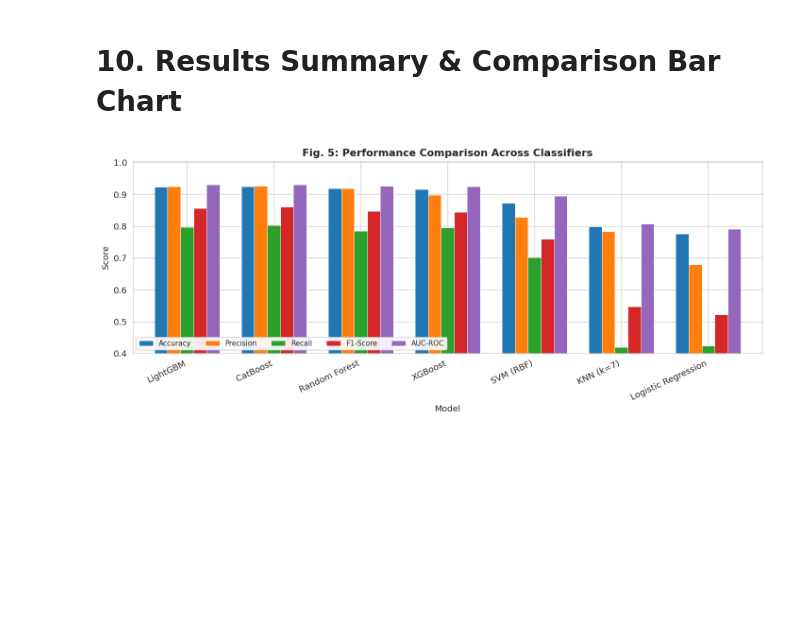
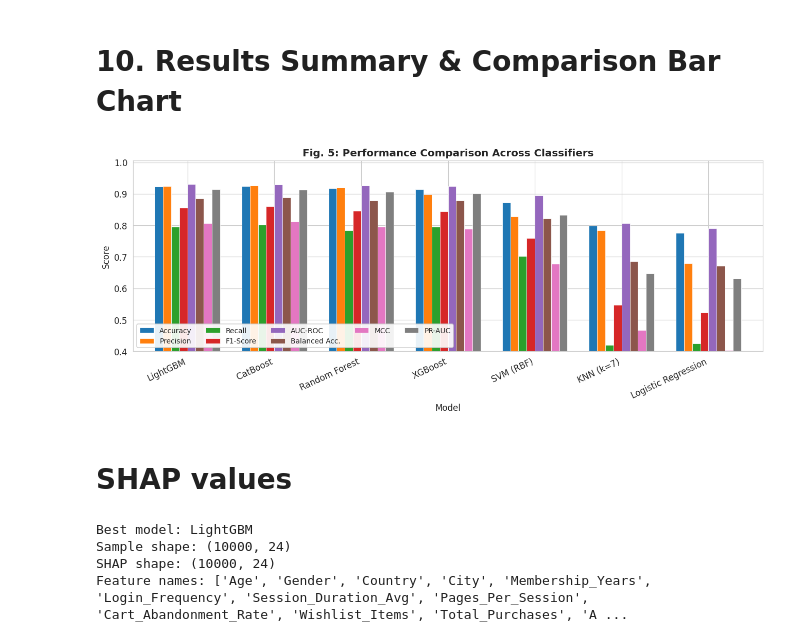
Before and after one commit to FardinBari26/My_work, a Jupyter notebook: ecommerce-customer-behavior-dataset-ml.ipynb, the cells around one changed output. Saved outputs shown, nothing was run; the diff lists cells and outputs as text; code cells hidden in the pictures; blank space fills up the shorter version.

```diff
--- a/ecommerce-customer-behavior-dataset-ml.ipynb
+++ b/ecommerce-customer-behavior-dataset-ml.ipynb
@@ -52,6 +52,9 @@ Environment ready.
 # ─── Imports ───
 import warnings, time, gc
 warnings.filterwarnings("ignore")
+
+import glob, shap
+from pathlib import Path
 
 # --- Import Data Analysis & Visualization Libraries ---
 import numpy as np
@@ -62,7 +65,7 @@ import seaborn as sns
 
 # --- Import Data Splitting, Cross-Validation & Feature Scaling ---
 from sklearn.model_selection import train_test_split, StratifiedKFold, cross_val_score
-from sklearn.preprocessing import StandardScaler
+from sklearn.preprocessing import StandardScaler, OrdinalEncoder
 
 # --- Import Machine Learning Classification Models ---
 from sklearn.linear_model import LogisticRegression
@@ -71,18 +74,20 @@ from sklearn.ensemble import RandomForestClassifier
 from sklearn.svm import SVC
 import xgboost as xgb
 import lightgbm as lgb
-from catboost import CatBoostClassifier
+import catboost as cb
 
 # --- Import Classification Evaluation Metrics ---
 from sklearn.metrics import (
     accuracy_score, precision_score, recall_score, f1_score,
-    roc_auc_score, classification_report, confusion_matrix, roc_curve
+    roc_auc_score, classification_report, confusion_matrix, roc_curve,
+    balanced_accuracy_score, matthews_corrcoef, average_precision_score, precision_recall_curve
 )
 
 
 # ─── Plot Configuration ───
 sns.set_style("whitegrid")
-plt.rcParams.update({"figure.dpi": 120, "savefig.dpi": 300, "font.size": 11})
+OUT = Path("outputs"); OUT.mkdir(exist_ok=True)
+plt.rcParams.update({"figure.dpi": 110, "savefig.dpi": 600, "savefig.bbox": "tight", "font.size": 11})
 SEED = 42
 np.random.seed(SEED)
 
@@ -390,7 +408,10 @@ def evaluate(model, Xtr, Xte, ytr, yte, name):
         "Recall":    round(recall_score(yte, pred), 4),
         "F1-Score":  round(f1_score(yte, pred), 4),
         "AUC-ROC":   round(roc_auc_score(yte, prob), 4),
-        "Time (s)":  round(elapsed, 2)
+        "Balanced Acc.": round(balanced_accuracy_score(yte, pred), 4),
+        "MCC": round(matthews_corrcoef(yte, pred), 4),
+        "PR-AUC": round(average_precision_score(yte, prob), 4),
+        "Time (s)": round(elapsed, 2)
     }
 
 # ─── Define Classifiers ───
@@ -402,7 +423,7 @@ models = {
     "XGBoost":             xgb.XGBClassifier(n_estimators=300, tree_method="hist",
                                              n_jobs=-1, random_state=SEED, eval_metric="logloss"),
     "LightGBM":            lgb.LGBMClassifier(n_estimators=300, n_jobs=-1, random_state=SEED, verbose=-1),
-    "CatBoost":            CatBoostClassifier(iterations=300, verbose=0, random_state=SEED),
+    "CatBoost":            cb.CatBoostClassifier(iterations=300, verbose=0, random_state=SEED),
 }
 
 # ─── SVM Subsampling (scalability) ───
@@ -425,8 +446,10 @@ results_df = pd.DataFrame(results).sort_values("AUC-ROC", ascending=False).reset
 print("\n" + "="*70)
 print("TABLE I: Comparative Performance of Classifiers")
 print("="*70)
-display(results_df.style.background_gradient(cmap="YlGn", subset=["Accuracy", "F1-Score", "AUC-ROC"])
-                        .format(precision=4, subset=["Accuracy", "Precision", "Recall", "F1-Score", "AUC-ROC"]))
+display(results_df.style.background_gradient(
+    cmap="YlGn",
+    subset=[ "Accuracy","Precision","Recall","F1-Score","AUC-ROC","Balanced Acc.","MCC","PR-AUC"])
+    .format(precision=4, subset=[ "Accuracy","Precision","Recall","F1-Score","AUC-ROC","Balanced Acc.","MCC","PR-AUC"]))
 # %% [output]
   ✓ Logistic Regression       | Acc=0.7757  F1=0.5223  AUC=0.7908
   ✓ KNN (k=7)                 | Acc=0.7987  F1=0.5465  AUC=0.8071
@@ -537,18 +673,47 @@ plt.show()
 # 10. Results Summary & Comparison Bar Chart
 # %%
 # ─── Fig. 5: Metric Comparison Bar Chart ───
-metrics_to_plot = ["Accuracy", "Precision", "Recall", "F1-Score", "AUC-ROC"]
+metrics_to_plot = ["Accuracy","Precision","Recall","F1-Score","AUC-ROC","Balanced Acc.","MCC","PR-AUC"]
 plot_df = results_df.set_index("Model")[metrics_to_plot]
 
 fig, ax = plt.subplots(figsize=(12, 5))
 plot_df.plot(kind="bar", ax=ax, width=0.75, edgecolor="white", linewidth=0.5)
 ax.set_ylim(0.40, 1.005)
 ax.set_ylabel("Score")
 ax.set_title("Fig. 5: Performance Comparison Across Classifiers", fontweight="bold", fontsize=13)
 ax.legend(loc="lower left", fontsize=9, ncol=5, framealpha=0.9)
 ax.set_xticklabels(ax.get_xticklabels(), rotation=25, ha="right")
 plt.tight_layout()
 plt.savefig("fig5_comparison.png", bbox_inches="tight")
 plt.show()
 # %% [output]
-[figure, old version]
+[figure, new version]
+# %% [markdown]
+# SHAP values
+# %%
+# ─────────────────────────────────────────────
+# SHAP Values for Best Model
+# ─────────────────────────────────────────────
+X_test_s_df = pd.DataFrame(
+    X_test_s,
+    columns=X_test.columns,
+    index=X_test.index
+)
+
+best = results_df.loc[0, "Model"]
+best_model = models[best]
+
+sample = X_test_s_df.copy()
+
+explainer = shap.TreeExplainer(best_model)
+sv = explainer(sample)
+
+print("Best model:", best)
+print("Sample shape:", sample.shape)
+print("SHAP shape:", sv.values.shape)
+print("Feature names:", sv.feature_names)
+# %% [output]
+Best model: LightGBM
+Sample shape: (10000, 24)
+SHAP shape: (10000, 24)
+Feature names: ['Age', 'Gender', 'Country', 'City', 'Membership_Years', 'Login_Frequency', 'Session_Duration_Avg', 'Pages_Per_Session', 'Cart_Abandonment_Rate', 'Wishlist_Items', 'Total_Purchases', 'A ...
```
Also changed, not shown: parts of 19 cells of this notebook.
